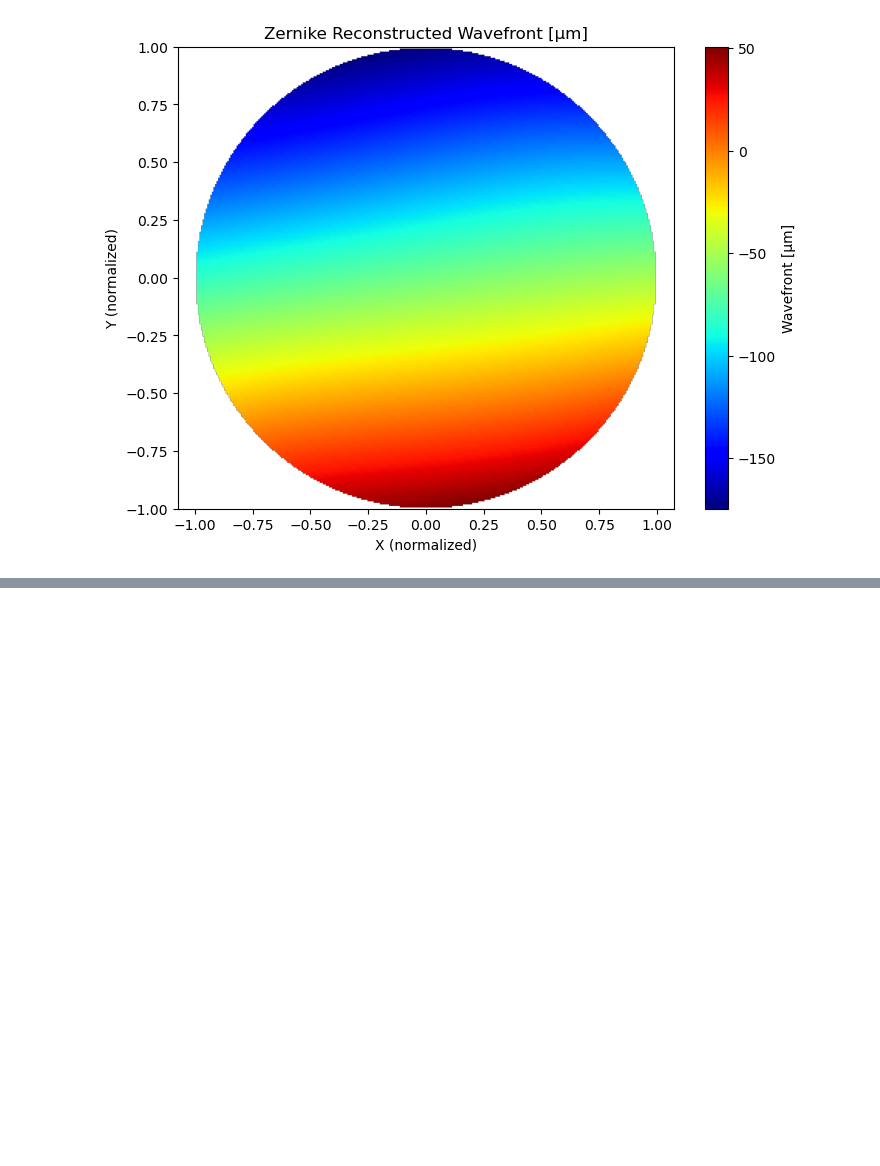
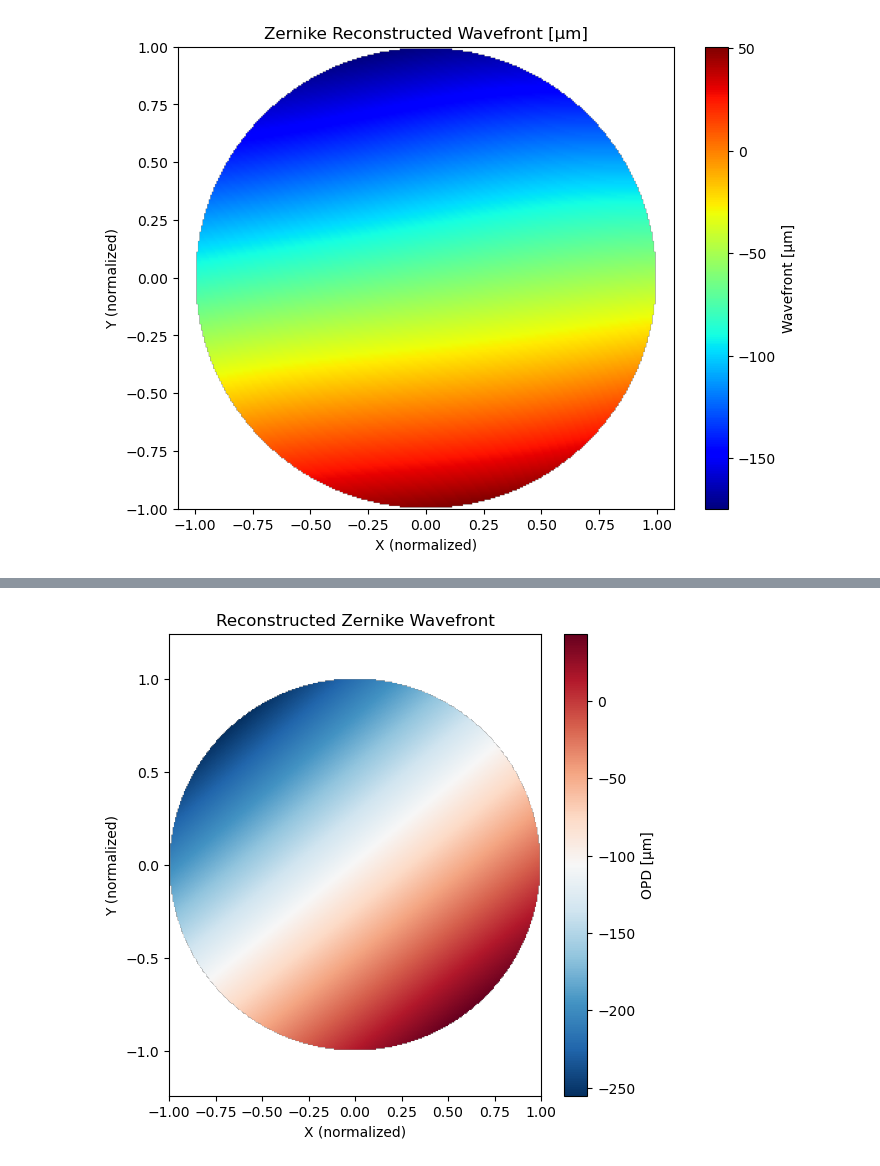
Before and after one commit to Leonardo-5/Zernike_analysis_of_wavefront, a Jupyter notebook: Zernike_map.ipynb, the cells around one changed output, grey strips where cells are left out. Drawn from its saved outputs; the diff is of its cells as text; code cells hidden in the pictures; blank space fills up the shorter version.

```diff
--- a/Zernike_map.ipynb
+++ b/Zernike_map.ipynb
@@ -681,0 +759,80 @@ Mode 6: -0.756293
+# %%
+import re
+import numpy as np
+import matplotlib.pyplot as plt
+from poppy.zernike import zernike_basis
+
+##########################################################################################
+directory = file
+files = [f for f in os.listdir(directory) if f.endswith('.csv')]
+if not files:
+    raise FileNotFoundError('No CSV files found in directory')
+
+filename = files[0]  # picks the Nth CSV file
+full_path = os.path.join(directory, filename)
+data = pd.read_csv(full_path, encoding='latin1', comment='#', on_bad_lines='skip',skiprows = 100)  # skip lines starting with #
+####################################################################################################
+
+def parse_zernike_coeffs(filename, n_modes=15):
+    """Read the ‘*** ZERNIKE FIT ***’ section and return the first n_modes coefficients."""
+    coeffs = []
+    with open(filename, 'r', encoding='latin-1') as f:
+        in_section = False
+        for line in f:
+            if line.strip().startswith('*** ZERNIKE FIT ***'):
+                in_section = True
+                continue
+            if in_section:
+                # look for lines like: "   1,     0,     0,      -64.165"
+                m = re.match(r'\s*(\d+),\s*-?\d+,\s*-?\d+,\s*([-\d\.eE]+)', line)
+                if m:
+                    idx = int(m.group(1))
+                    coef = float(m.group(2))
+                    if idx <= n_modes:
+                        coeffs.append(coef)
+                # break out once we have all modes or hit next section
+                if len(coeffs) >= n_modes:
+                    break
+    if len(coeffs) < n_modes:
+        raise ValueError(f"Found only {len(coeffs)} coefficients, expected {n_modes}")
+    print("Found Zernike coefficients:", coeffs)
+    return np.array(coeffs)
+
+def reconstruct_from_coeffs(coeffs, grid_size=300):
+
+    x = np.linspace(-1, 1, grid_size)
+    y = np.linspace(-1, 1, grid_size)
+    X, Y = np.meshgrid(x, y)
+    R = np.sqrt(X**2 + Y**2)
+    Theta = np.arctan2(Y, X)
+    mask = R <= 1.0
+
+    # get all modes up to len(coeffs)
+    basis = zernike_basis(nterms=len(coeffs), rho=R, theta=Theta)
+
+    # sum up weighted modes
+    W = np.zeros_like(R)
+    for j, c in enumerate(coeffs):
+        W += c * basis[j]
+    W[~mask] = np.nan
+    return x, y, W
+
+def plot_wavefront(x, y, W, title='Reconstructed Zernike Wavefront'):
+    plt.figure(figsize=(6,6))
+    plt.imshow(W, extent=[x.min(), x.max(), y.min(), y.max()],
+               origin='upper', cmap='RdBu_r')
+    plt.colorbar(label='OPD [µm]')
+    plt.title(title)
+    plt.xlabel('X (normalized)')
+    plt.ylabel('Y (normalized)')
+    plt.axis('equal')
+    plt.show()
+
+
+filename = full_path
+n_modes = 6
+coeffs = parse_zernike_coeffs(filename, n_modes=n_modes)
+print("Using Zernike coefficients:", coeffs)
+x, y, W = reconstruct_from_coeffs(coeffs, grid_size=300)
+plot_wavefront(x, y, W)
+# %% [output]
@@ -681,0 +841 @@ Mode 6: -0.756293
+[figure, added]
```
Also changed, not shown: parts of 4 cells of this notebook.
